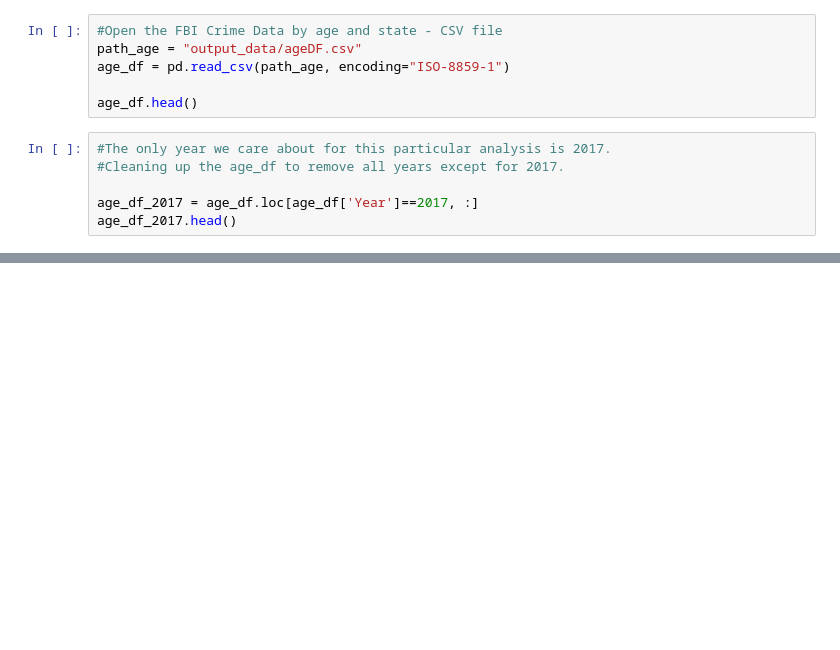
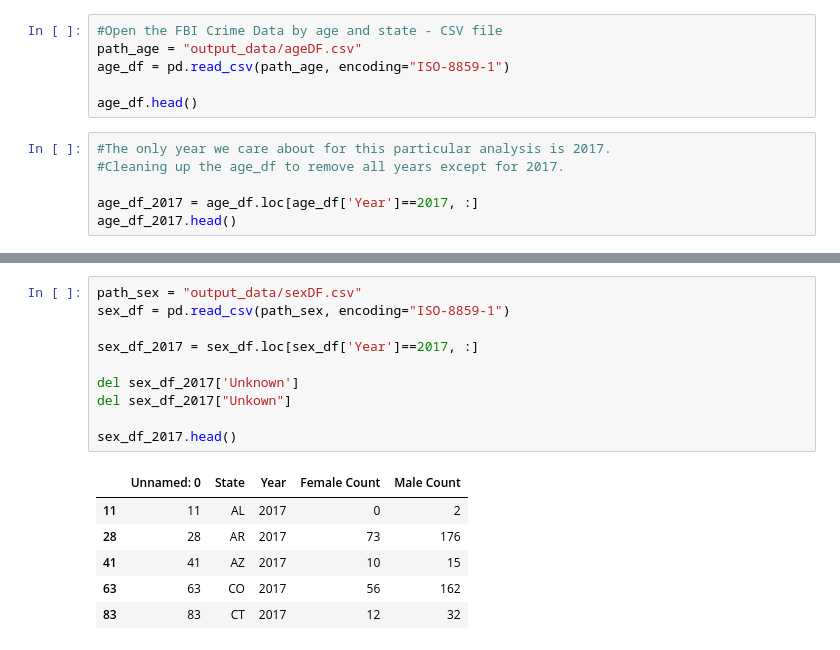
Before and after one commit to stace2775/07-Group_Project_1, a Jupyter notebook: SES_Census_Econ_Analysis.ipynb, the cells around one changed output, grey strips where cells are left out. Cells and saved outputs as stored; diff of their text form; blank space fills up the shorter version.

```diff
--- a/SES_Census_Econ_Analysis.ipynb
+++ b/SES_Census_Econ_Analysis.ipynb
@@ -342,0 +328,17 @@ age_df_2017.head()
+# %%
+path_sex = "output_data/sexDF.csv"
+sex_df = pd.read_csv(path_sex, encoding="ISO-8859-1")
+
+sex_df_2017 = sex_df.loc[sex_df['Year']==2017, :]
+
+del sex_df_2017['Unknown']
+del sex_df_2017["Unkown"]
+
+sex_df_2017.head()
+# %% [output]
+|  | Unnamed: 0 | State | Year | Female Count | Male Count |
+| 11 | 11 | AL | 2017 | 0 | 2 |
+| 28 | 28 | AR | 2017 | 73 | 176 |
+| 41 | 41 | AZ | 2017 | 10 | 15 |
+| 63 | 63 | CO | 2017 | 56 | 162 |
+| 83 | 83 | CT | 2017 | 12 | 32 |
```
Also changed, not shown: parts of 18 cells of this notebook, 11 other files.
